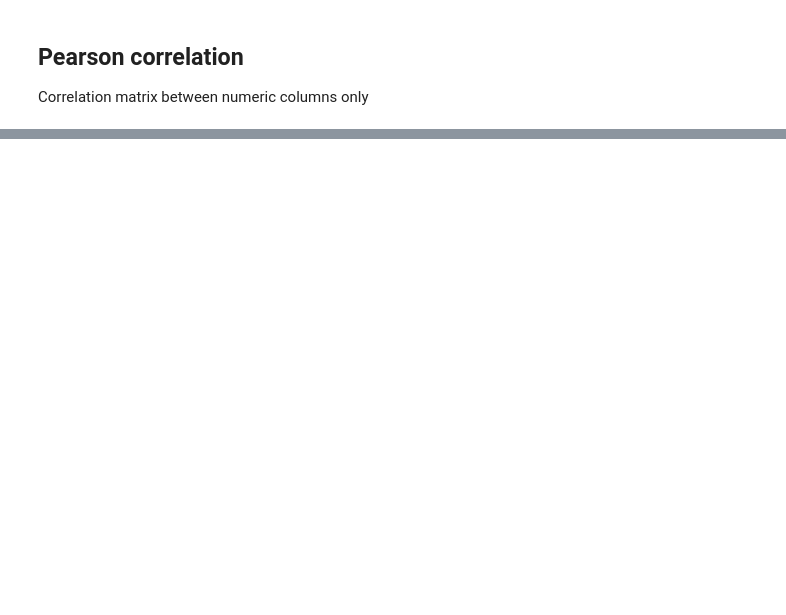
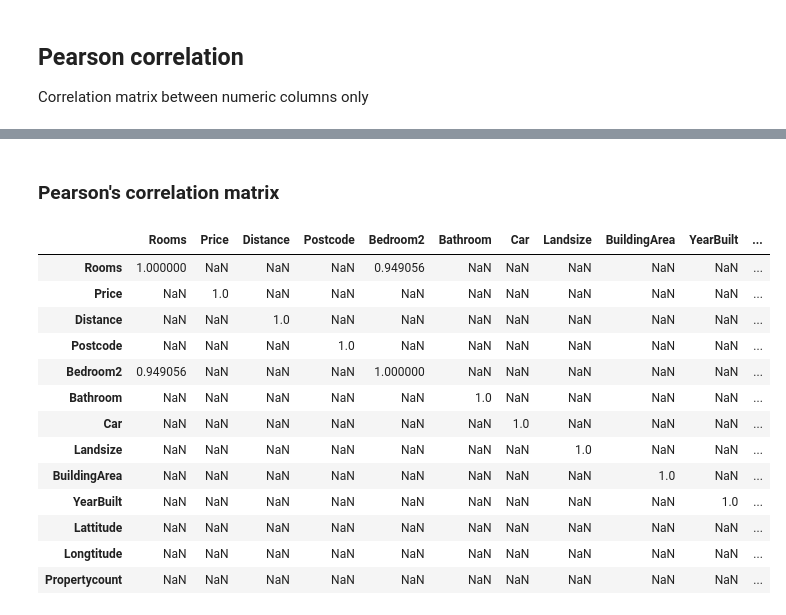
Before and after one commit to marcosalvalaggio/edamame, a Jupyter notebook: notebooks/eda_example.ipynb, the cells around one changed output, grey strips where cells are left out. Drawn from its saved outputs; the diff is of its cells as text; code cells hidden in the pictures; blank space fills up the shorter version.

Commit message:
added pearson correlation matrix

```diff
--- a/notebooks/eda_example.ipynb
+++ b/notebooks/eda_example.ipynb
@@ -428,3 +428,21 @@ eda.correlation_pearson(data_test)
 | Lattitude | 0.015948 | -0.212934 | -0.130838 | -0.406104 | 0.015869 | -0.071730 | -0.002018 | 0.005079 | 0.031947 | 0.046938 | ... |
 | Longtitude | 0.100771 | 0.203656 | 0.239317 | 0.445357 | 0.102947 | 0.120019 | 0.035562 | 0.009157 | -0.017238 | -0.002672 | ... |
 | Propertycount | -0.081530 | -0.042153 | -0.053011 | 0.062304 | -0.081055 | -0.052112 | -0.027853 | -0.002682 | -0.020678 | 0.004909 | ... |
+# %%
+eda.correlation_pearson(data_test, threshold=0.7)
+# %% [output]
+### Pearson's correlation matrix
+|  | Rooms | Price | Distance | Postcode | Bedroom2 | Bathroom | Car | Landsize | BuildingArea | YearBuilt | ... |
+| Rooms | 1.000000 | NaN | NaN | NaN | 0.949056 | NaN | NaN | NaN | NaN | NaN | ... |
+| Price | NaN | 1.0 | NaN | NaN | NaN | NaN | NaN | NaN | NaN | NaN | ... |
+| Distance | NaN | NaN | 1.0 | NaN | NaN | NaN | NaN | NaN | NaN | NaN | ... |
+| Postcode | NaN | NaN | NaN | 1.0 | NaN | NaN | NaN | NaN | NaN | NaN | ... |
+| Bedroom2 | 0.949056 | NaN | NaN | NaN | 1.000000 | NaN | NaN | NaN | NaN | NaN | ... |
+| Bathroom | NaN | NaN | NaN | NaN | NaN | 1.0 | NaN | NaN | NaN | NaN | ... |
+| Car | NaN | NaN | NaN | NaN | NaN | NaN | 1.0 | NaN | NaN | NaN | ... |
+| Landsize | NaN | NaN | NaN | NaN | NaN | NaN | NaN | 1.0 | NaN | NaN | ... |
+| BuildingArea | NaN | NaN | NaN | NaN | NaN | NaN | NaN | NaN | 1.0 | NaN | ... |
+| YearBuilt | NaN | NaN | NaN | NaN | NaN | NaN | NaN | NaN | NaN | 1.0 | ... |
+| Lattitude | NaN | NaN | NaN | NaN | NaN | NaN | NaN | NaN | NaN | NaN | ... |
+| Longtitude | NaN | NaN | NaN | NaN | NaN | NaN | NaN | NaN | NaN | NaN | ... |
+| Propertycount | NaN | NaN | NaN | NaN | NaN | NaN | NaN | NaN | NaN | NaN | ... |
```
Also changed, not shown: parts of 2 cells of this notebook.
